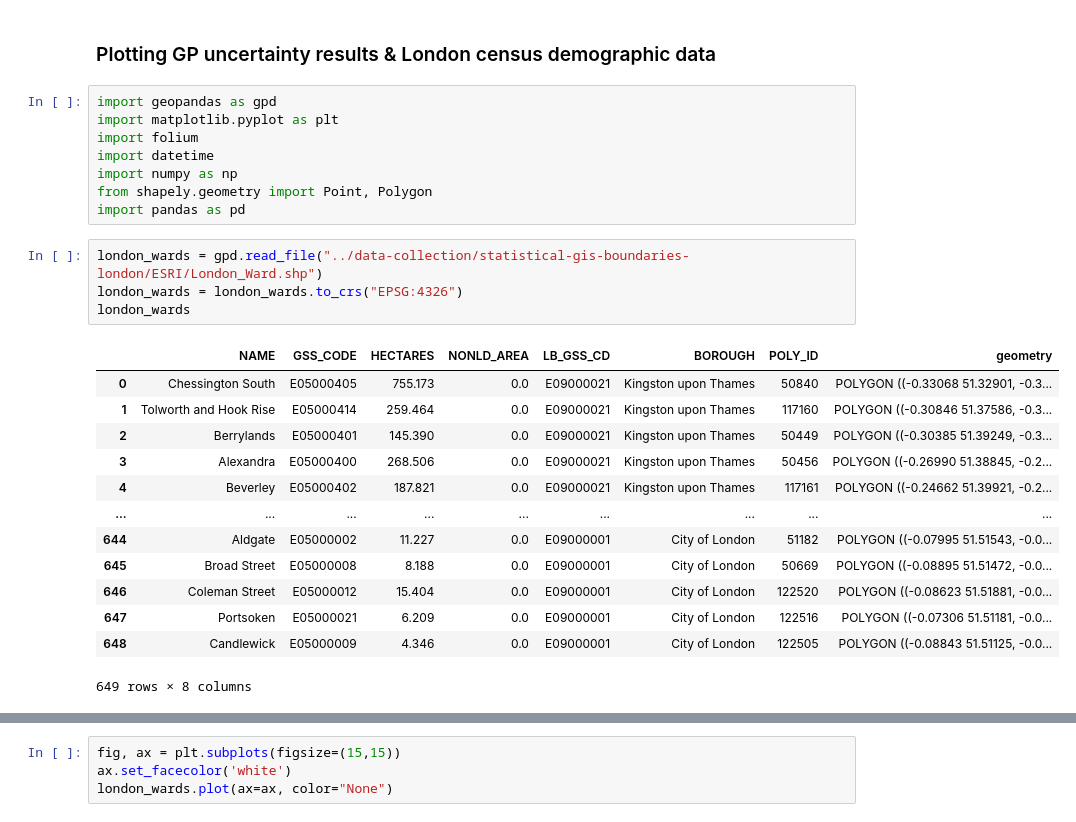
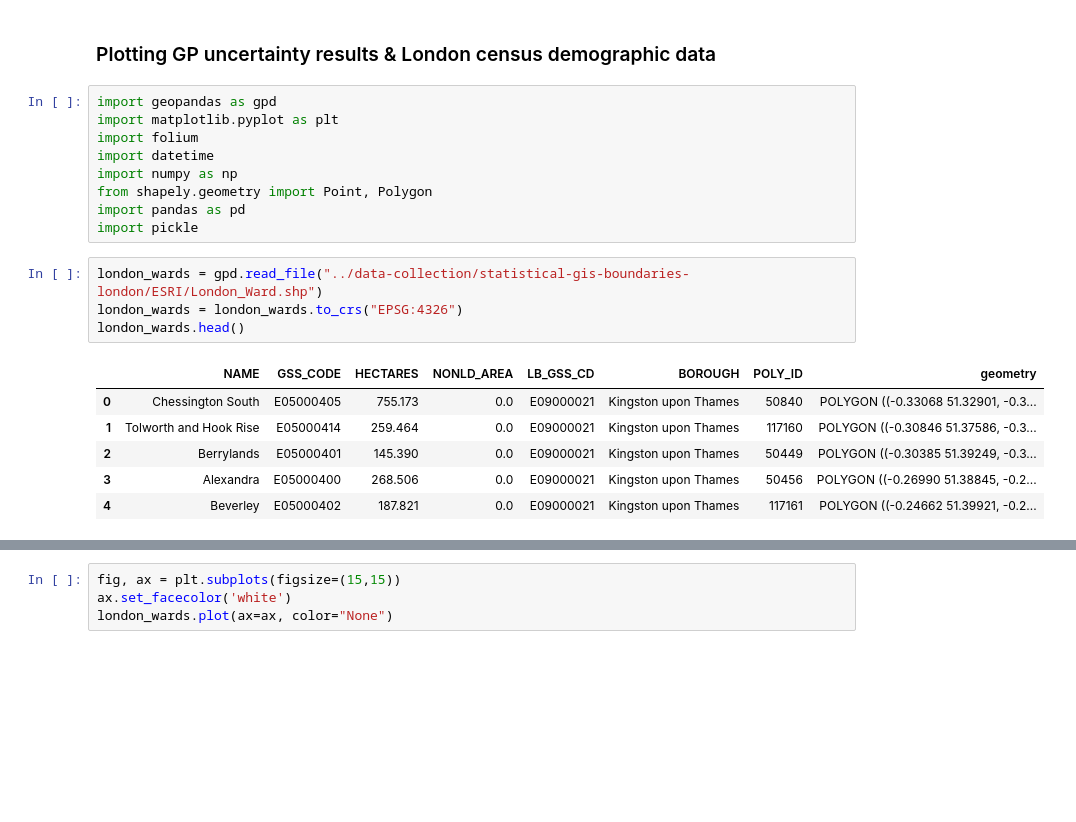
Before and after one commit to bikeclub51/london-aq, a Jupyter notebook: code/gp-models/uncertainty_census_ward_plotting.ipynb, the cells around one changed output, grey strips where cells are left out. Drawn from its saved outputs; the diff is of its cells as text; blank space fills up the shorter version.

```diff
--- a/code/gp-models/uncertainty_census_ward_plotting.ipynb
+++ b/code/gp-models/uncertainty_census_ward_plotting.ipynb
@@ -8,24 +8,18 @@ import datetime
 import numpy as np
 from shapely.geometry import Point, Polygon
 import pandas as pd
+import pickle
 # %%
 london_wards = gpd.read_file("../data-collection/statistical-gis-boundaries-london/ESRI/London_Ward.shp")
 london_wards = london_wards.to_crs("EPSG:4326")
-london_wards
+london_wards.head()
 # %% [output]
 |  | NAME | GSS_CODE | HECTARES | NONLD_AREA | LB_GSS_CD | BOROUGH | POLY_ID | geometry |
 | 0 | Chessington South | E05000405 | 755.173 | 0.0 | E09000021 | Kingston upon Thames | 50840 | POLYGON ((-0.33068 51.32901, -0.3... |
 | 1 | Tolworth and Hook Rise | E05000414 | 259.464 | 0.0 | E09000021 | Kingston upon Thames | 117160 | POLYGON ((-0.30846 51.37586, -0.3... |
 | 2 | Berrylands | E05000401 | 145.390 | 0.0 | E09000021 | Kingston upon Thames | 50449 | POLYGON ((-0.30385 51.39249, -0.3... |
 | 3 | Alexandra | E05000400 | 268.506 | 0.0 | E09000021 | Kingston upon Thames | 50456 | POLYGON ((-0.26990 51.38845, -0.2... |
 | 4 | Beverley | E05000402 | 187.821 | 0.0 | E09000021 | Kingston upon Thames | 117161 | POLYGON ((-0.24662 51.39921, -0.2... |
-| ... | ... | ... | ... | ... | ... | ... | ... | ... |
-| 644 | Aldgate | E05000002 | 11.227 | 0.0 | E09000001 | City of London | 51182 | POLYGON ((-0.07995 51.51543, -0.0... |
-| 645 | Broad Street | E05000008 | 8.188 | 0.0 | E09000001 | City of London | 50669 | POLYGON ((-0.08895 51.51472, -0.0... |
-| 646 | Coleman Street | E05000012 | 15.404 | 0.0 | E09000001 | City of London | 122520 | POLYGON ((-0.08623 51.51881, -0.0... |
-| 647 | Portsoken | E05000021 | 6.209 | 0.0 | E09000001 | City of London | 122516 | POLYGON ((-0.07306 51.51181, -0.0... |
-| 648 | Candlewick | E05000009 | 4.346 | 0.0 | E09000001 | City of London | 122505 | POLYGON ((-0.08843 51.51125, -0.0... |
-649 rows × 8 columns
 # %%
 economic_inactivity_df = pd.read_csv('../data-collection/datashine_QS601EW0011_Ward.csv',index_col=False)
 economic_inactivity_df = economic_inactivity_df.rename(columns={'Ward Name': 'NAME', 'Ward Percentage': 'Economic Inactivity %'})
```
Also changed, not shown: parts of 8 cells of this notebook, 1 other file.
